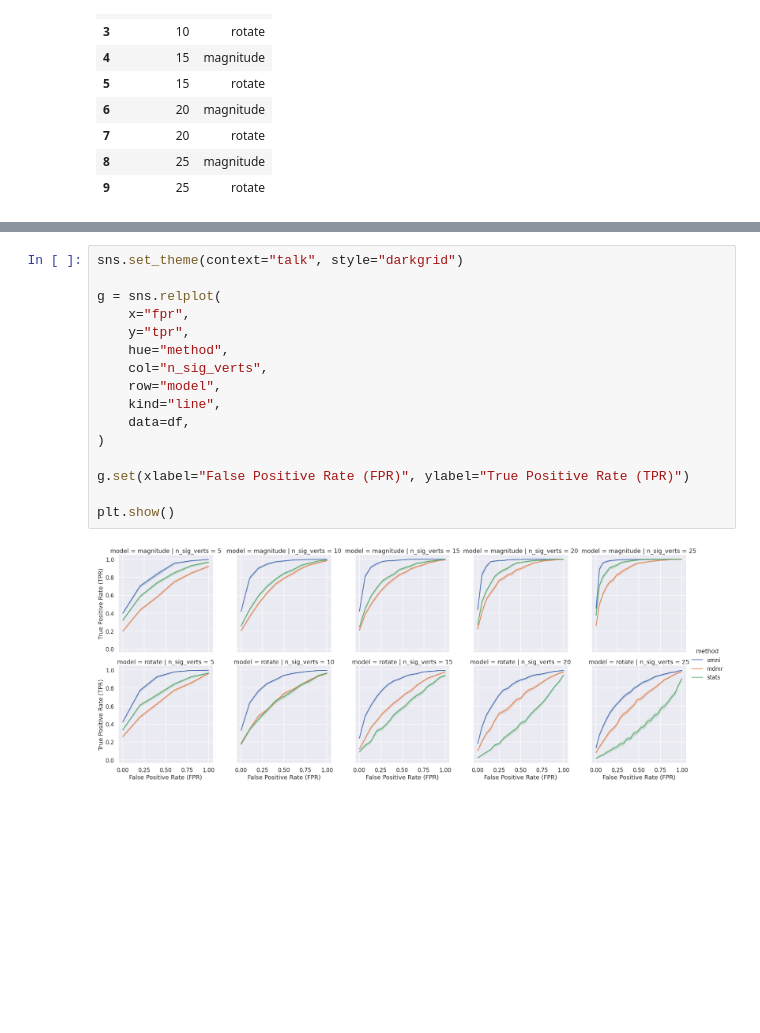
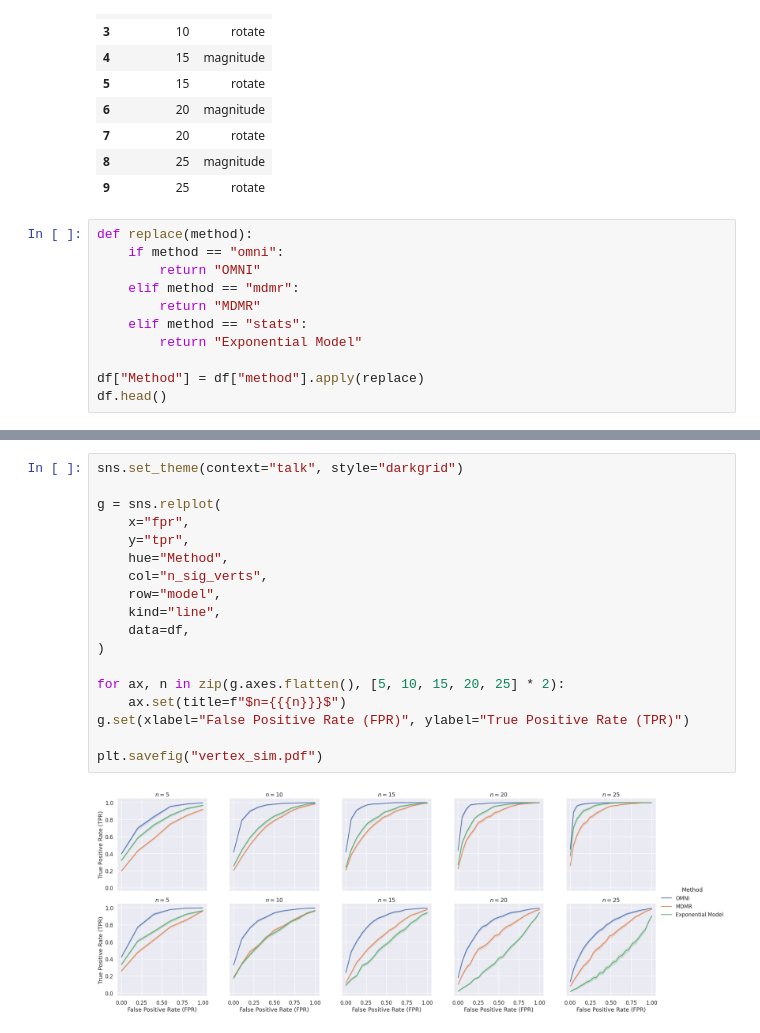
Before and after one commit to neurodata/MCC, a Jupyter notebook: supplement/S2-vertex-simulation/vertex_simulation_plot.ipynb, the cells around one changed output, grey strips where cells are left out. Drawn from its saved outputs; the diff is of its cells as text; blank space fills up the shorter version.

Commit message:
Fix plot

```diff
--- a/supplement/S2-vertex-simulation/vertex_simulation_plot.ipynb
+++ b/supplement/S2-vertex-simulation/vertex_simulation_plot.ipynb
@@ -55,3 +55,14 @@ unique_params
 | 7 | 20 | rotate |
 | 8 | 25 | magnitude |
 | 9 | 25 | rotate |
+# %%
+def replace(method):
+    if method == "omni":
+        return "OMNI"
+    elif method == "mdmr":
+        return "MDMR"
+    elif method == "stats":
+        return "Exponential Model"
+
+df["Method"] = df["method"].apply(replace)
+df.head()
@@ -58,18 +76,20 @@ unique_params
 # %%
 sns.set_theme(context="talk", style="darkgrid")
 
 g = sns.relplot(
     x="fpr",
     y="tpr",
-    hue="method",
+    hue="Method",
     col="n_sig_verts",
     row="model",
     kind="line",
     data=df,
 )
 
+for ax, n in zip(g.axes.flatten(), [5, 10, 15, 20, 25] * 2):
+    ax.set(title=f"$n={{{n}}}$")
 g.set(xlabel="False Positive Rate (FPR)", ylabel="True Positive Rate (TPR)")
 
-plt.show()
+plt.savefig("vertex_sim.pdf")
 # %% [output]
-[figure, old version]
+[figure, new version]
```
Also changed, not shown: parts of 1 cell of this notebook, 1 other file.
